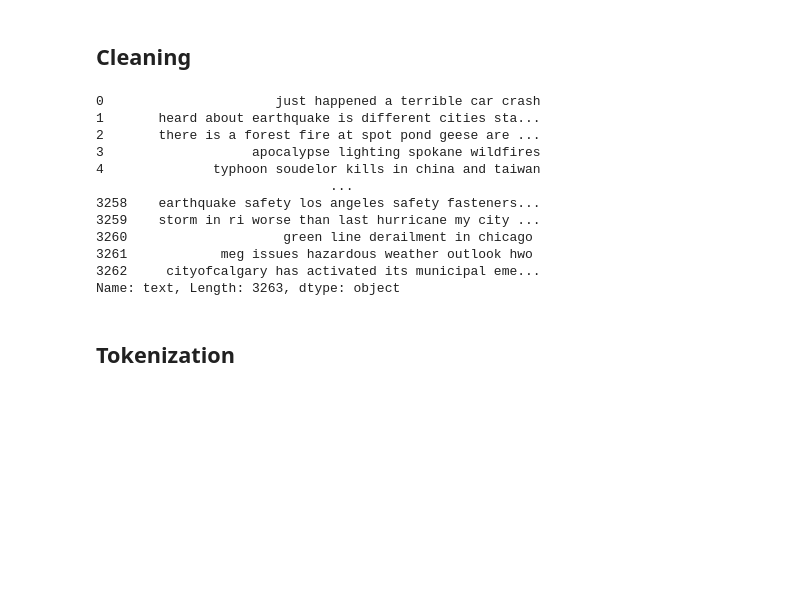
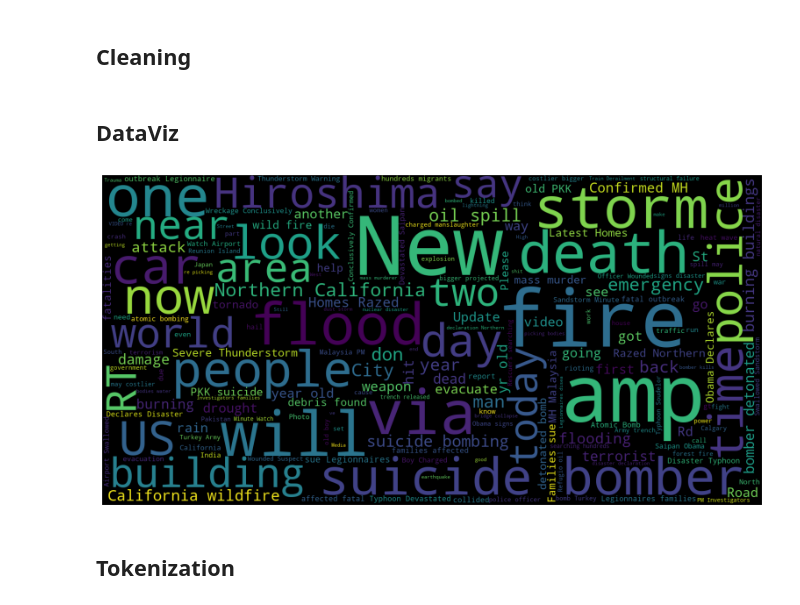
Before and after one commit to XaviJunior/SBB, a Jupyter notebook: project_2/Code/Team_SBB_project_2_Tarik.ipynb, the cells around one changed output. Cells and saved outputs as stored; diff of their text form; code cells hidden in the pictures; blank space fills up the shorter version.

```diff
--- a/project_2/Code/Team_SBB_project_2_Tarik.ipynb
+++ b/project_2/Code/Team_SBB_project_2_Tarik.ipynb
@@ -110,22 +110,21 @@ df["text"] = df["text"].apply(clean)
 df_test["text"] = df_test["text"].apply(clean)
 
 # df["text"].to_csv("tweets.csv", index=False)
-# %%
-df["text"].str.lower()
-df_test["text"].str.lower()
-# %% [output]
-0                      just happened a terrible car crash
-1       heard about earthquake is different cities sta...
-2       there is a forest fire at spot pond geese are ...
-3                   apocalypse lighting spokane wildfires
-4              typhoon soudelor kills in china and taiwan
-                              ...
-3258    earthquake safety los angeles safety fasteners...
-3259    storm in ri worse than last hurricane my city ...
-3260                    green line derailment in chicago
-3261            meg issues hazardous weather outlook hwo
-3262     cityofcalgary has activated its municipal eme...
-Name: text, Length: 3263, dtype: object
+# %% [markdown]
+## DataViz
+# %%
+from wordcloud import WordCloud
+Cata_stringT = []
+Cata_stringT=[t for t in tweets_Cata.text]
+Cata_string = pd.Series(Cata_stringT).str.cat(sep=' ')
+
+wordcloud = WordCloud(width=1600, height=800,max_font_size=200).generate(Cata_string)
+plt.figure(figsize=(12,10))
+plt.imshow(wordcloud, interpolation="bilinear")
+plt.axis("off")
+plt.show()
+# %% [output]
+[figure, added]
 # %% [markdown]
 ## Tokenization
 # %%
```
Also changed, not shown: parts of 1 cell of this notebook.
